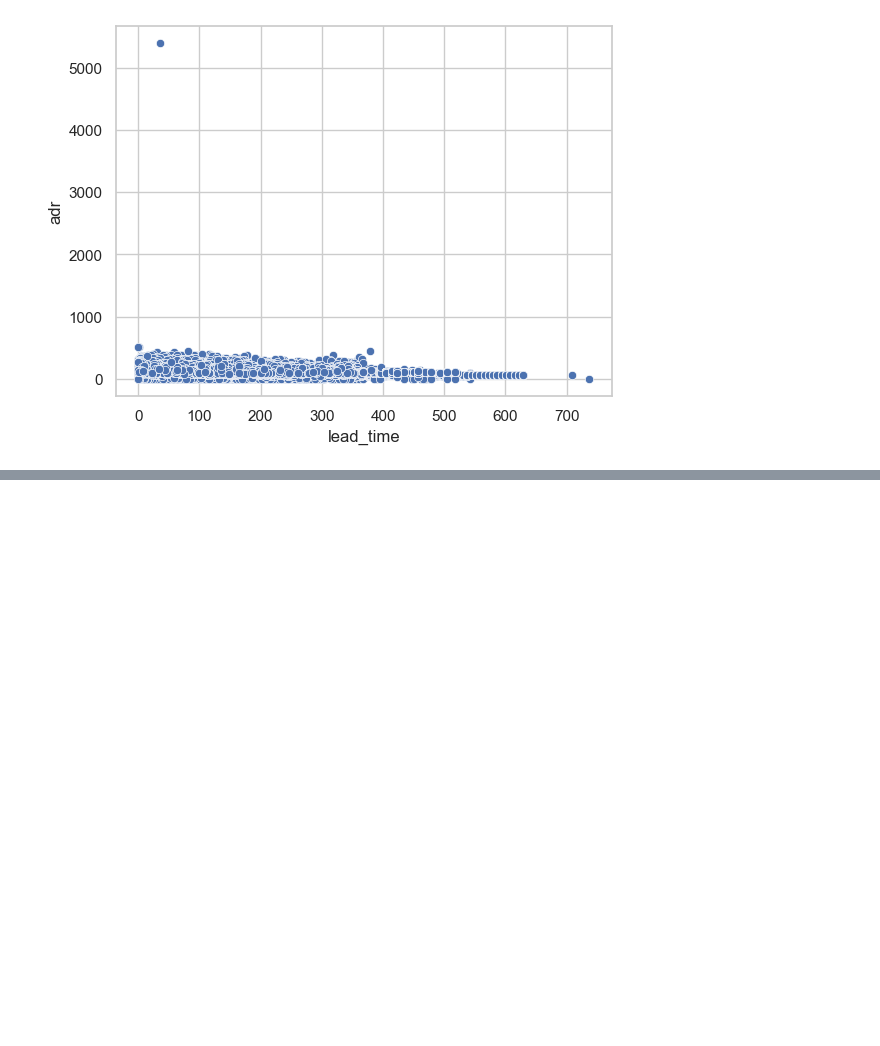
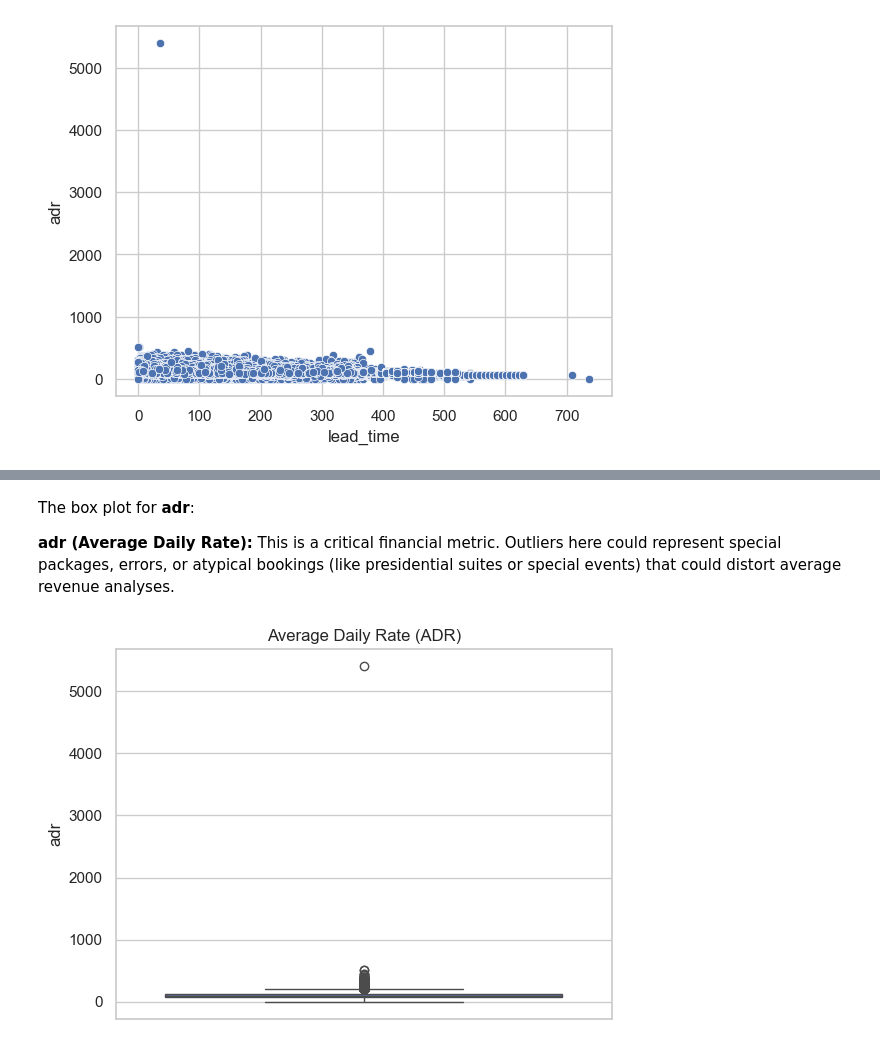
Before and after one commit to cmps460s24/mp-t9-amar-mohamed-osama-salman, a Jupyter notebook: project_new/project.ipynb, the cells around one changed output, grey strips where cells are left out. Cells and saved outputs as stored; diff of their text form; code cells hidden in the pictures; blank space fills up the shorter version.

```diff
--- a/project_new/project.ipynb
+++ b/project_new/project.ipynb
@@ -431,0 +472,12 @@ sns.scatterplot(x='lead_time', y='adr', data=df)
+# %% [markdown]
+The box plot for **adr**:
+
+**adr (Average Daily Rate):** This is a critical financial metric. Outliers here could represent special packages, errors, or atypical bookings (like presidential suites or special events) that could distort average revenue analyses.
+# %%
+sns.set(style="whitegrid")
+plt.figure()
+sns.boxplot(y=df['adr'])
+plt.title('Average Daily Rate (ADR)')
+plt.show()
+# %% [output]
+[figure, added]
```
Also changed, not shown: parts of 26 cells of this notebook.
